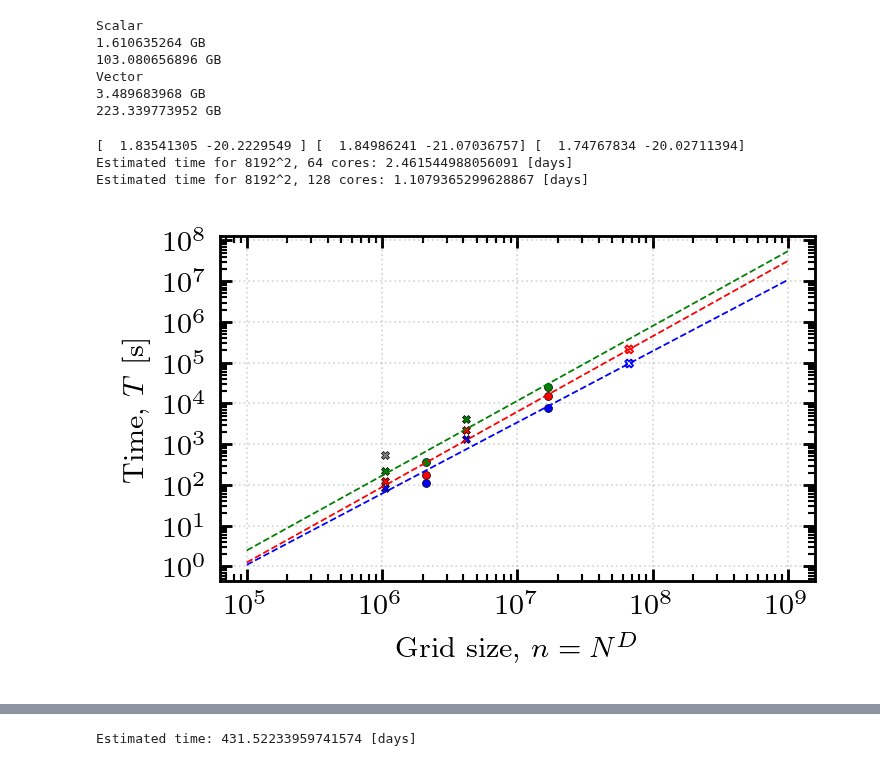
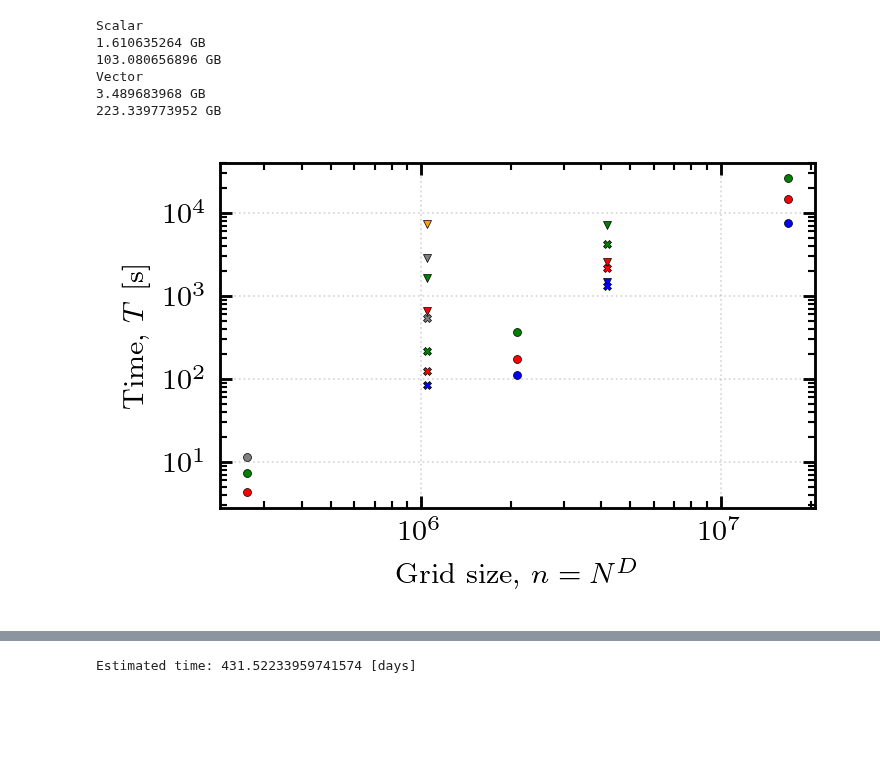
Before and after one commit to mab68/Kea, a Jupyter notebook: SF_paper/fastSF_scaling_NESI.ipynb, the cells around one changed output, grey strips where cells are left out. Drawn from its saved outputs; the diff is of its cells as text; code cells hidden in the pictures; blank space fills up the shorter version.

```diff
--- a/SF_paper/fastSF_scaling_NESI.ipynb
+++ b/SF_paper/fastSF_scaling_NESI.ipynb
@@ -79,59 +105,56 @@ fig, ax = plt.subplots(1, 1, figsize=(3., 1.75), dpi=256)
 
 #markers = {'FBM': 'X', 'SIM': 'o'}
 markers = {1: 'v', 2: 'X', 3: 'o'}
-colors = {16: 'gray', 32: 'green', 64: 'red', 128: 'blue'}
+colors = {4: 'orange', 8: 'black', 16: 'gray', 32: 'green', 64: 'red', 128: 'blue'}
 
-x_all, y_all = [], []
 x_32, y_32 = [], []
 x_64, y_64 = [], []
 x_128, y_128 = [], []
 
 for s in SCALINGS:
-    x_all.append(s['N']**s['D'])
-    y_all.append(s['T'])
+    if s['T'] is None:
+        continue
 
     if s['P'] == 32:
-        x_32.append(x_all[-1])
-        y_32.append(y_all[-1])
+        x_32.append(s['N']**s['D'])
+        y_32.append(s['T'])
     elif s['P'] == 64:
-        x_64.append(x_all[-1])
-        y_64.append(y_all[-1])
+        x_64.append(s['N']**s['D'])
+        y_64.append(s['T'])
     elif s['P'] == 128:
-        x_128.append(x_all[-1])
-        y_128.append(y_all[-1])
+        x_128.append(s['N']**s['D'])
+        y_128.append(s['T'])
 
     ax.scatter(s['N']**s['D'], s['T'], marker=markers[s['D']], s=5., color=colors[s['P']], zorder=2, linewidth=0.2, edgecolor='black')
 
-f_all = np.polyfit(np.log(x_all), np.log(y_all), deg=1)
-p_all = np.poly1d(f_all)
 
-f_32 = np.polyfit(np.log(x_32), np.log(y_32), deg=1)
-p_32 = np.poly1d(f_32)
-f_64 = np.polyfit(np.log(x_64), np.log(y_64), deg=1)
-p_64 = np.poly1d(f_64)
-f_128 = np.polyfit(np.log(x_128), np.log(y_128), deg=1)
-p_128 = np.poly1d(f_128)
+# f_32 = np.polyfit(np.log(x_32), np.log(y_32), deg=1)
+# p_32 = np.poly1d(f_32)
+# f_64 = np.polyfit(np.log(x_64), np.log(y_64), deg=1)
+# p_64 = np.poly1d(f_64)
+# f_128 = np.polyfit(np.log(x_128), np.log(y_128), deg=1)
+# p_128 = np.poly1d(f_128)
 
-print(f_32, f_64, f_128)
+# print(f_32, f_64, f_128)
 
-C = ['green', 'red', 'blue']
-N = 10**np.linspace(np.log10(1e5), np.log10(1e9), 1000)
-for i, f in enumerate([p_32, p_64, p_128]):
-    ax.plot(N, np.exp(f(np.log(N))), linewidth=0.5, linestyle='--', color=C[i])
+# C = ['green', 'red', 'blue']
+# N = 10**np.linspace(np.log10(1e5), np.log10(1e9), 1000)
+# for i, f in enumerate([p_32, p_64, p_128]):
+#     ax.plot(N, np.exp(f(np.log(N))), linewidth=0.5, linestyle='--', color=C[i])
 
-# t_est_64 = np.exp(p_64(np.log(1024**3)))
-# t_est_128 = np.exp(p_128(np.log(1024**3)))
-# print('Estimated time for 1024^3, 64 cores:', t_est_64/60./60./24., '[days]')
-# print('Estimated time for 1024^3, 128 cores:', t_est_128/60./60./24., '[days]')
-# # ax.scatter(1024**3, t_est_64, marker=markers[3], s=5., color='none', zorder=2, linewidth=0.5, edgecolor='red')
-# # ax.scatter(1024**3, t_est_128, marker=markers[3], s=5., color='none', zorder=2, linewidth=0.5, edgecolor='blue')
+# # t_est_64 = np.exp(p_64(np.log(1024**3)))
+# # t_est_128 = np.exp(p_128(np.log(1024**3)))
+# # print('Estimated time for 1024^3, 64 cores:', t_est_64/60./60./24., '[days]')
+# # print('Estimated time for 1024^3, 128 cores:', t_est_128/60./60./24., '[days]')
+# # # ax.scatter(1024**3, t_est_64, marker=markers[3], s=5., color='none', zorder=2, linewidth=0.5, edgecolor='red')
+# # # ax.scatter(1024**3, t_est_128, marker=markers[3], s=5., color='none', zorder=2, linewidth=0.5, edgecolor='blue')
 
-t_est_64 = np.exp(p_64(np.log(8192**2)))
-t_est_128 = np.exp(p_128(np.log(8192**2)))
-print('Estimated time for 8192^2, 64 cores:', t_est_64/60./60./24., '[days]')
-print('Estimated time for 8192^2, 128 cores:', t_est_128/60./60./24., '[days]')
-ax.scatter(8192**2, t_est_64, marker=markers[2], s=5., color='none', zorder=2, linewidth=0.5, edgecolor='red')
-ax.scatter(8192**2, t_est_128, marker=markers[2], s=5., color='none', zorder=2, linewidth=0.5, edgecolor='blue')
+# t_est_64 = np.exp(p_64(np.log(4096**2)))
+# t_est_128 = np.exp(p_128(np.log(4096**2)))
+# print('Estimated time for 8192^2, 64 cores:', t_est_64/60./60./24., '[days]')
+# print('Estimated time for 8192^2, 128 cores:', t_est_128/60./60./24., '[days]')
+# ax.scatter(4096**2, t_est_64, marker=markers[2], s=5., color='none', zorder=2, linewidth=0.5, edgecolor='red')
+# ax.scatter(4096**2, t_est_128, marker=markers[2], s=5., color='none', zorder=2, linewidth=0.5, edgecolor='blue')
 
 # t_est_64 = np.exp(p_64(np.log(16384**2)))
 # t_est_128 = np.exp(p_128(np.log(16384**2)))
@@ -153,34 +176,31 @@ ax.xaxis.set_ticks_position('both')
 ax.tick_params(axis='y', direction='in')
 ax.tick_params(axis='y', direction='in', which='minor')
 ax.tick_params(axis='x', direction='in')
 ax.tick_params(axis='x', direction='in', which='minor')
 
 locmaj = mpl.ticker.LogLocator(base=10.0, numticks=10)
 ax.yaxis.set_major_locator(locmaj)
 locmin = mpl.ticker.LogLocator(base=10.0, subs=[i/(10.) for i in range(1,10)], numticks=10)
 ax.yaxis.set_minor_locator(locmin)
 
 locmaj = mpl.ticker.LogLocator(base=10.0, numticks=10)
 ax.xaxis.set_major_locator(locmaj)
 locmin = mpl.ticker.LogLocator(base=10.0, subs=[i/(10.) for i in range(1,10)], numticks=10)
 ax.xaxis.set_minor_locator(locmin)
 
 ax.grid(linestyle=':', alpha=0.3, linewidth=0.5, color='gray')
 
 ax.set_ylabel('Time, $T$ [s]')
 ax.set_xlabel('Grid size, $n=N^D$')
 
 # txt = r'''
 # Scaling for fastSF:
 # $\ln(T)={%s}\ln(n){%s}$
 # $\ln(T)={%s}\ln(n){%s}$
 # $\ln(T)={%s}\ln(n){%s}$
 # ''' % (f_32[0].round(decimals=2), f_32[1].round(decimals=2), f_64[0].round(decimals=2), f_64[1].round(decimals=2), f_128[0].round(decimals=2), f_128[1].round(decimals=2))
 # fig.text(0.1, -0.2, txt, wrap=True, horizontalalignment='left', verticalalignment='top')
 
 fig.savefig('fastSF_scaling.pdf', bbox_inches='tight', pad_inches=0)
 # %% [output]
-[  1.83541305 -20.2229549 ] [  1.84986241 -21.07036757] [  1.74767834 -20.02711394]
-Estimated time for 8192^2, 64 cores: 2.461544988056091 [days]
-Estimated time for 8192^2, 128 cores: 1.1079365299628867 [days]
-[figure, old version]
+[figure, new version]
```
Also changed, not shown: parts of 8 cells of this notebook, 1 other file.
